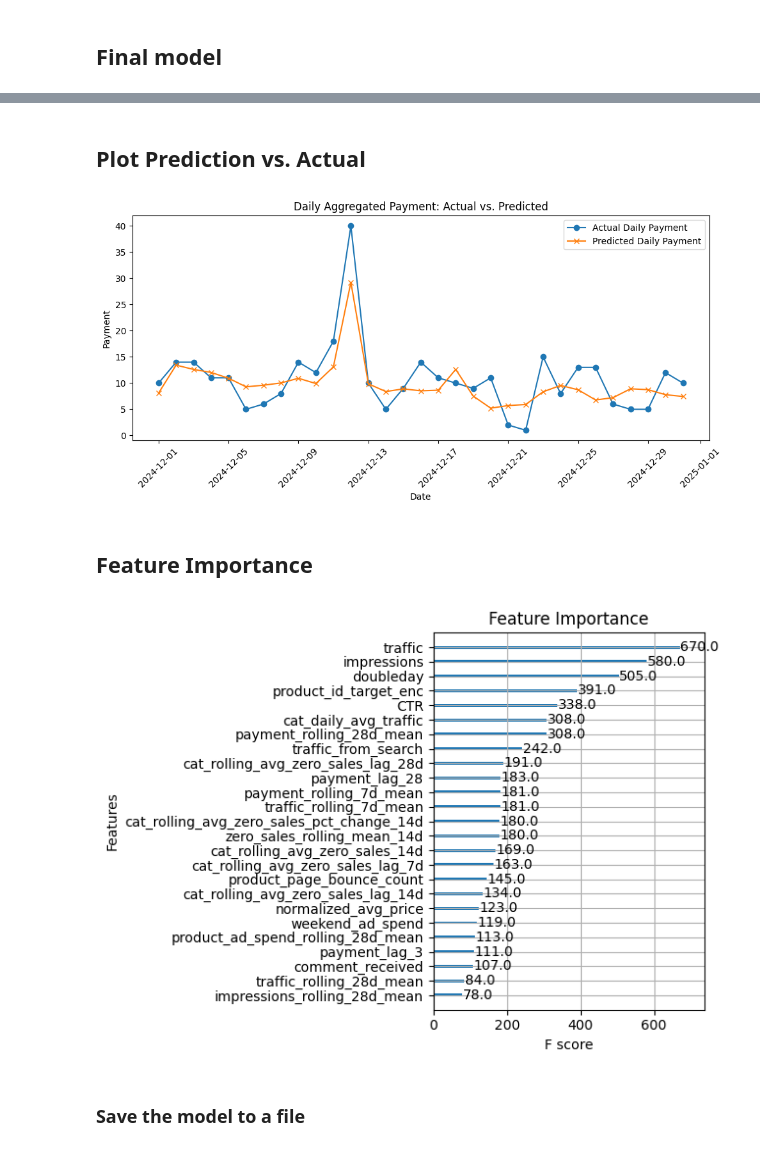
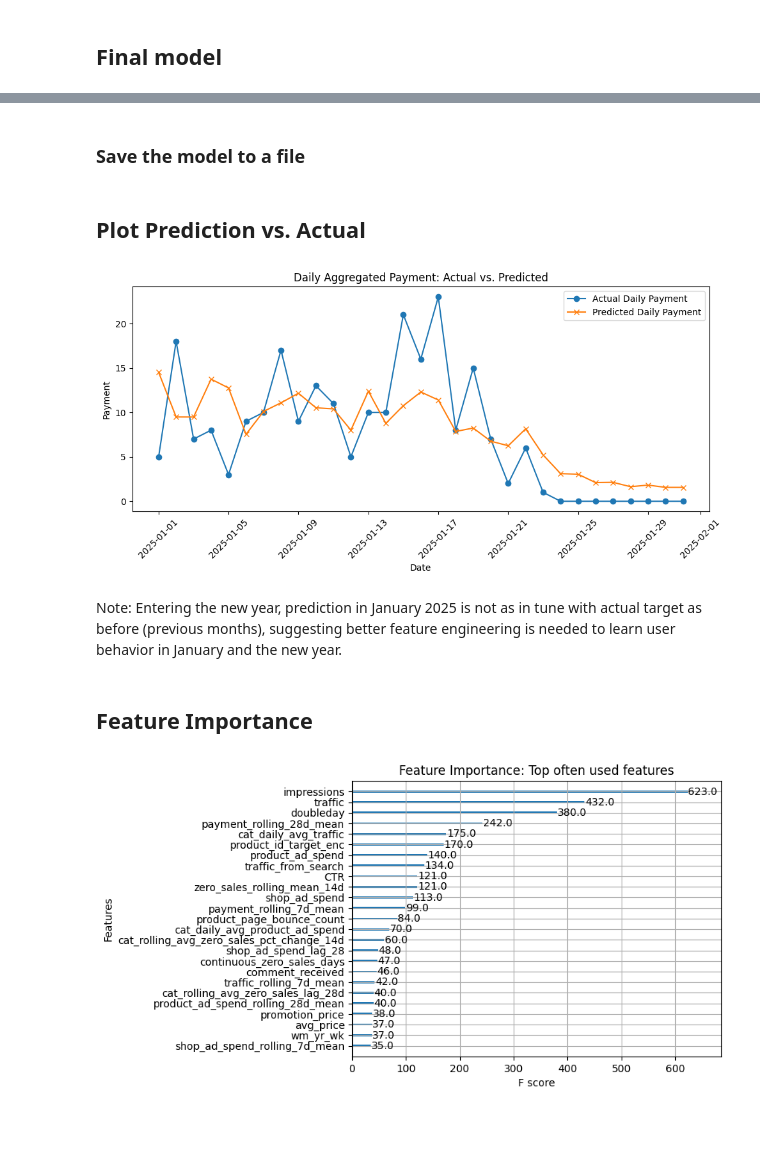
Before and after one commit to theneighbor73/ecommerce_sales_prediction_model, a Jupyter notebook: only_model.ipynb, the cells around one changed output, grey strips where cells are left out. Cells and saved outputs as stored; diff of their text form; code cells hidden in the pictures; blank space fills up the shorter version.

```diff
--- a/only_model.ipynb
+++ b/only_model.ipynb
@@ -54,7 +67,7 @@ demand.columns.tolist()
 * Avoid duplication: Eliminate redundant features that may skew the model's learning.
 * Align with learning objectives: Select features based on the specific goals of the model.
 # %%
-exclude_cols = ['date', 'product_name', 'conversion_rate', 'payment', 'revenue_rolling_28d_mean', 'revenue_rolling_7d_mean', 'revenue_lag_28', 'revenue_lag_3', 'd', 'revenue']  # Adjust as needed
+exclude_cols = ['date', 'product_id', 'product_name', 'conversion_rate', 'payment', 'revenue_rolling_28d_mean', 'revenue_rolling_7d_mean', 'revenue_lag_28', 'revenue_lag_3', 'd', 'revenue', 'est_avg_price']  # Adjust as needed
 features = [col for col in demand.columns if col not in exclude_cols]
 target = 'payment'
 # %% [markdown]
@@ -136,0 +105,7 @@ Time-based CV Average RMSE: 0.569
+# %%
+# Define the hyperparameters to fine-tune
+param_grid = {
+    'learning_rate': [0.01, 0.05, 0.1],
+    'max_depth': [3, 5, 7],
+    'subsample': [0.5, 0.8, 1.0]
+}
@@ -150,12 +201,13 @@ yield the smallest `average RMSE`: 0.569. I will use this set-up to build the fi
 # %% [markdown]
 ## Final model
 # %%
-# Train up to '2024-11-30', then validate the model based on December data.
-train_end_date = pd.to_datetime('2024-11-30')
-test_start_date = pd.to_datetime('2024-12-01')
-test_end_date = pd.to_datetime('2024-12-31')
+# Define train and validation set
 
 # 1) Split the data
+train_end_date = pd.to_datetime('2024-12-31')
+test_start_date = pd.to_datetime('2025-01-01')
+test_end_date = pd.to_datetime('2025-01-31')
+
 train_df = demand[demand['date'] <= train_end_date]
 test_df  = demand[(demand['date'] >= test_start_date) & (demand['date'] <= test_end_date)]
 
@@ -181,7 +233,8 @@ final_params = {
     'booster': 'gbtree',
     'objective': 'reg:squarederror',
     'learning_rate': 0.01,
-    'max_depth': 3
+    'max_depth': 3,
+    'subsample': 0.8
 }
 
 # 7) Train final model
@@ -199,5 +252,5 @@ test_preds = final_model.predict(dtest)
 
 # 9) Compute RMSE
 final_rmse = np.sqrt(np.mean((y_test - test_preds) ** 2))
-print(f"Final Test RMSE (Dec 2024): {final_rmse:.3f}")
+print(f"Final Test RMSE from {test_start_date} to {test_end_date} is: {final_rmse:.3f}")
 # %% [output]
@@ -220,0 +274,2 @@ Final Test RMSE (Dec 2024): 0.645
+# %% [markdown]
+### Save the model to a file
@@ -221,10 +282,10 @@ Final Test RMSE (Dec 2024): 0.645
 # %% [markdown]
 ## Plot Prediction vs. Actual
 # %%
-val_df = demand[(demand['date'] >= '2024-12-01') & (demand['date'] <= '2024-12-31')].copy()
+val_df = demand[(demand['date'] >= '2025-01-01') & (demand['date'] <= '2025-01-31')].copy()
 
-# Ensure val_df is sorted by date for a proper line plot
-val_df.sort_values(by='date', inplace=True)
+# # Very important!: Ensure val_df is sorted by the same order as the original's dataframe order for a proper line plot
+# val_df.sort_values(by=['product_id', 'date'], inplace=True)
 
 val_df['predicted_payment'] = test_preds
 
@@ -254,15 +315,14 @@ plt.xticks(rotation=45)
 plt.tight_layout()
 plt.show()
 # %% [output]
-[figure, old version]
+[figure, new version]
+# %% [markdown]
+Note: Entering the new year, prediction in January 2025 is not as in tune with actual target as before (previous months), suggesting better feature engineering is needed to learn user behavior in January and the new year.
 # %% [markdown]
 ## Feature Importance
 # %%
-xgb.plot_importance(model, max_num_features=25)
-plt.title("Feature Importance")
-plt.tight_layout()
+xgb.plot_importance(final_model, max_num_features=25)
+plt.title("Feature Importance: Top often used features")
 plt.show()
 # %% [output]
-[figure, old version]
+[figure, new version]
-# %% [markdown]
-### Save the model to a file
```
Also changed, not shown: parts of 21 cells of this notebook, 4 other files.
